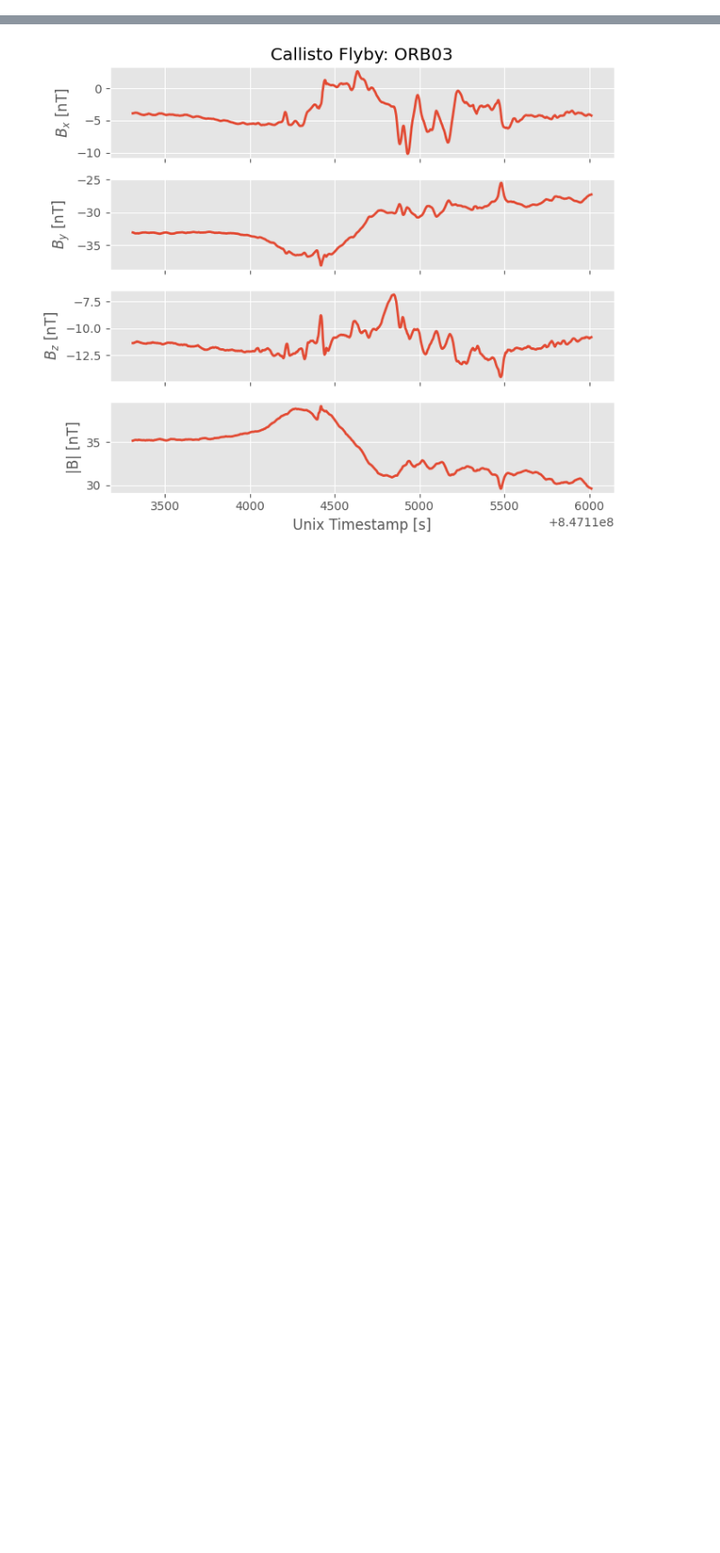
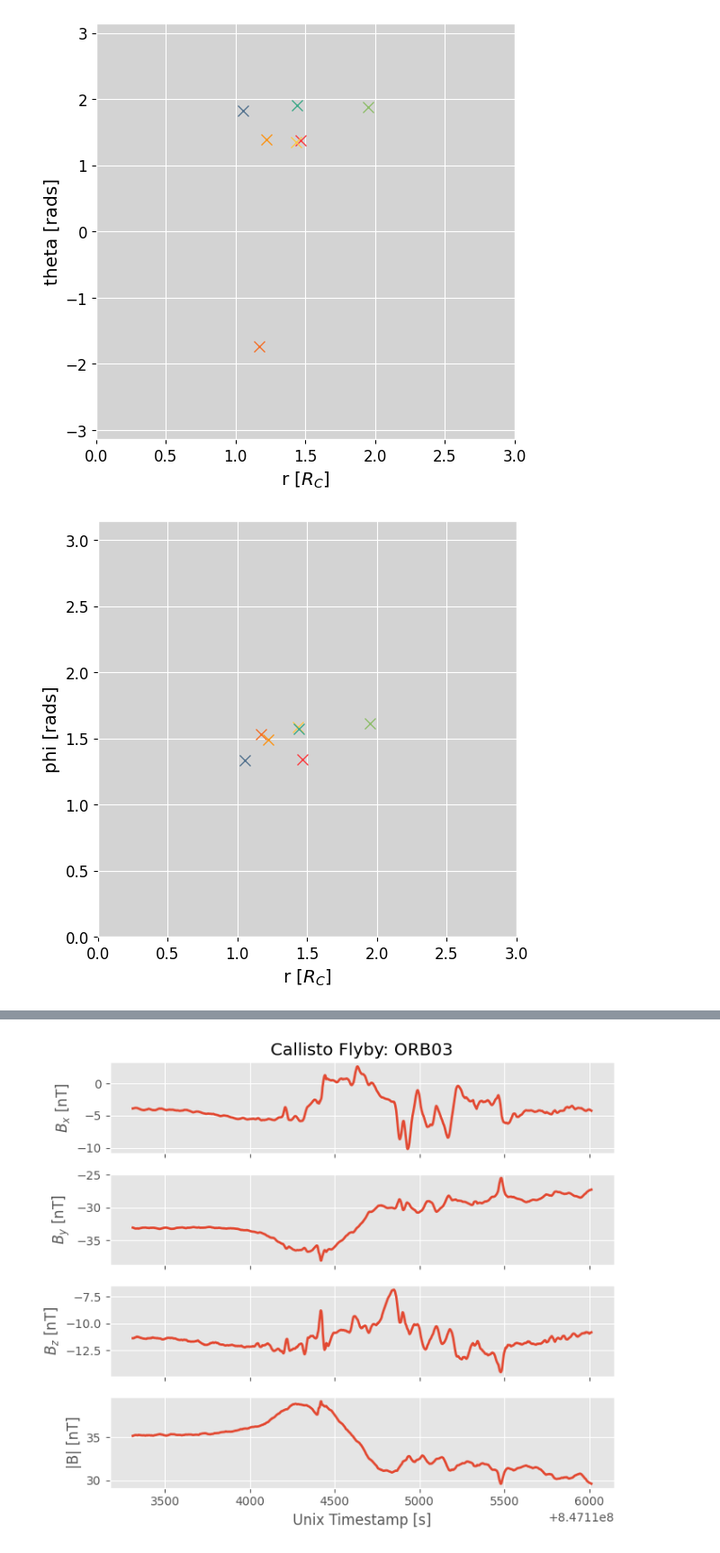
Before and after one commit to vera-br/Callisto, a Jupyter notebook: Galileo-analysis.ipynb, the cells around one changed output, grey strips where cells are left out. Shown at 90% size. Drawn from its saved outputs; the diff is of its cells as text; code cells hidden in the pictures; blank space fills up the shorter version.

Commit message:
changed spherical coords function added closest approach plotted closest approach for both spherical and cartesian coords

```diff
--- a/Galileo-analysis.ipynb
+++ b/Galileo-analysis.ipynb
@@ -70,13 +71,24 @@ def add_callisto_circle(ax):
 
 
 # Define a function to convert from Cartesian to Spherical coords
+# Changed equation for theta
+# theta = angle from x-axis in x-y plane [-pi, pi]
+# phi = angle from z axis
 
 def cartesian_to_spherical(x, y, z):
     r = np.sqrt(x**2 + y**2 + z**2)
-    #theta = np.arctan(x/y)
-    theta = np.e**(np.log(x)-np.log(y))
+    theta = np.sign(x) * np.arccos(y / (np.sqrt(x**2 + y**2)))
+    # theta = np.nan_to_num(x=theta)    - can use this for nan error if necessary
     phi = np.arccos(z/r)
     return r, theta, phi
+
+# Define a function to convert from Spherical to Cartesian coords
+
+def spherical_to_cartesian(r, theta, phi):
+    x = r * np.sin(phi) * np.sin(theta)
+    y = r * np.sin(phi) * np.cos(theta)
+    z = r * np.cos(phi)
+    return x, y, z
 # %%
 # WIP - creating a plot style
 
@@ -149,3 +161,58 @@ r_21, theta_21, phi_21 = cartesian_to_spherical(x_21, y_21, z_21)
 r_22, theta_22, phi_22 = cartesian_to_spherical(x_22, y_22, z_22)
 r_23, theta_23, phi_23 = cartesian_to_spherical(x_23, y_23, z_23)
 r_30, theta_30, phi_30 = cartesian_to_spherical(x_30, y_30, z_30)
+# %%
+# Defining a function to find index of min. altitude above Callisto
+# uses index to find the closest approach coordinates
+def CA_coords(rs, thetas, phis):
+    min_index = np.argmin(rs)
+    return (rs[min_index], thetas[min_index], phis[min_index])
+
+# Calculating closest approach coordinates
+# I'm sure this can be done more efficicently but takes rewriting other code
+CA_coords_03 = CA_coords(r_03, theta_03, phi_03)
+CA_coords_09 = CA_coords(r_09, theta_09, phi_09)
+CA_coords_10 = CA_coords(r_10, theta_10, phi_10)
+CA_coords_21 = CA_coords(r_21, theta_21, phi_21)
+CA_coords_22 = CA_coords(r_22, theta_22, phi_22)
+CA_coords_23 = CA_coords(r_23, theta_23, phi_23)
+CA_coords_30 = CA_coords(r_30, theta_30, phi_30)
+CA_coords_all = [CA_coords_03, CA_coords_09, CA_coords_10, CA_coords_21, CA_coords_22, CA_coords_23, CA_coords_30]
+
+fig1, ax1 = plt.subplots(figsize=(6, 6))
+fig2, ax2 = plt.subplots(figsize=(6, 6))
+fig3, ax3 = plt.subplots(figsize=(6, 6))
+
+# Defining and applying common limits
+common_r_lim = (0, 3)
+common_theta_lim = (-np.pi, np.pi)
+common_phi_lim = (0, np.pi)
+
+ax1.set_xlim(common_r_lim)
+ax1.set_ylim(common_theta_lim)
+
+ax2.set_xlim(common_r_lim)
+ax2.set_ylim(common_phi_lim)
+
+ax3.set_xlim(common_theta_lim)
+ax3.set_ylim(common_phi_lim)
+
+# Set the labels
+ax1.set_xlabel('r [$R_C$]')
+ax1.set_ylabel('theta [rads]')
+
+ax2.set_xlabel('r [$R_C$]')
+ax2.set_ylabel('phi [rads]')
+
+ax3.set_xlabel('theta [rads]')
+ax3.set_ylabel('phi [rads]')
+
+# Plotting the closest approach coordinates in spherical coordinates
+for CA_coords_i in CA_coords_all:
+    ax1.plot(CA_coords_i[0], CA_coords_i[1], 'x')
+    ax2.plot(CA_coords_i[0], CA_coords_i[2], 'x')
+    ax3.plot(CA_coords_i[1], CA_coords_i[2], 'x')
+plt.show()
+# %% [output]
+[figure, added]
+[figure, added]
```
Also changed, not shown: parts of 3 cells of this notebook.
